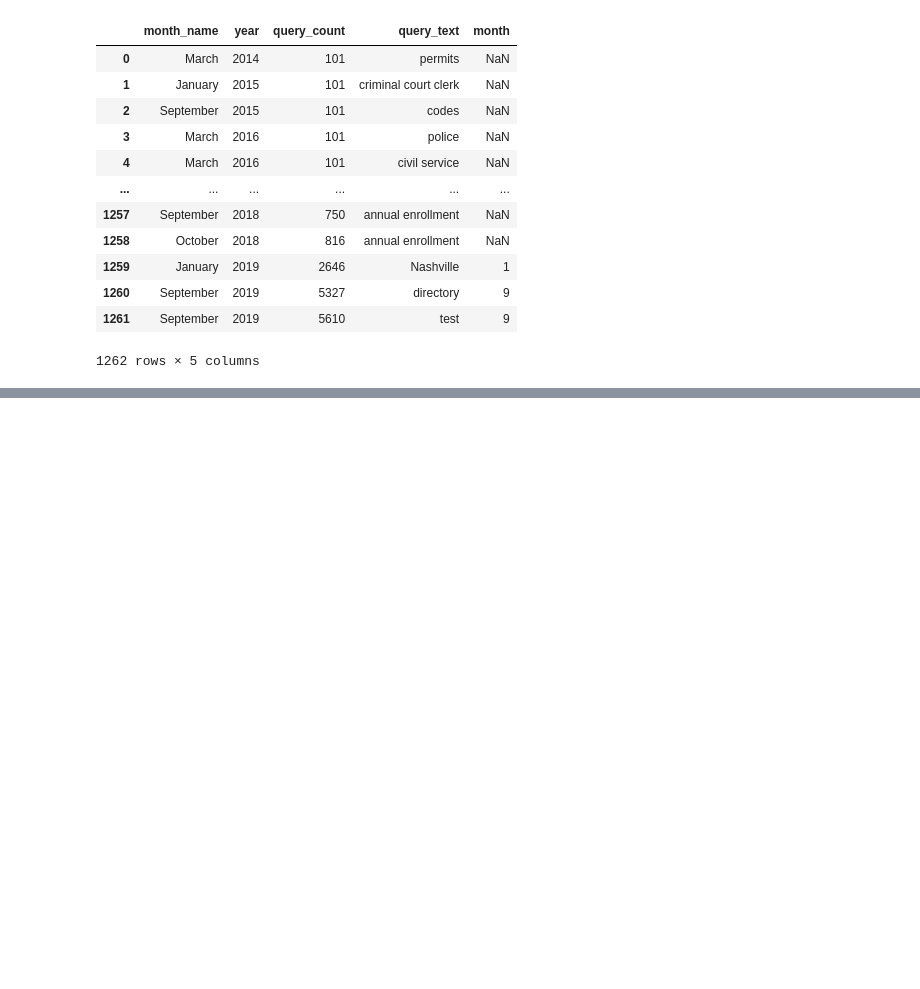
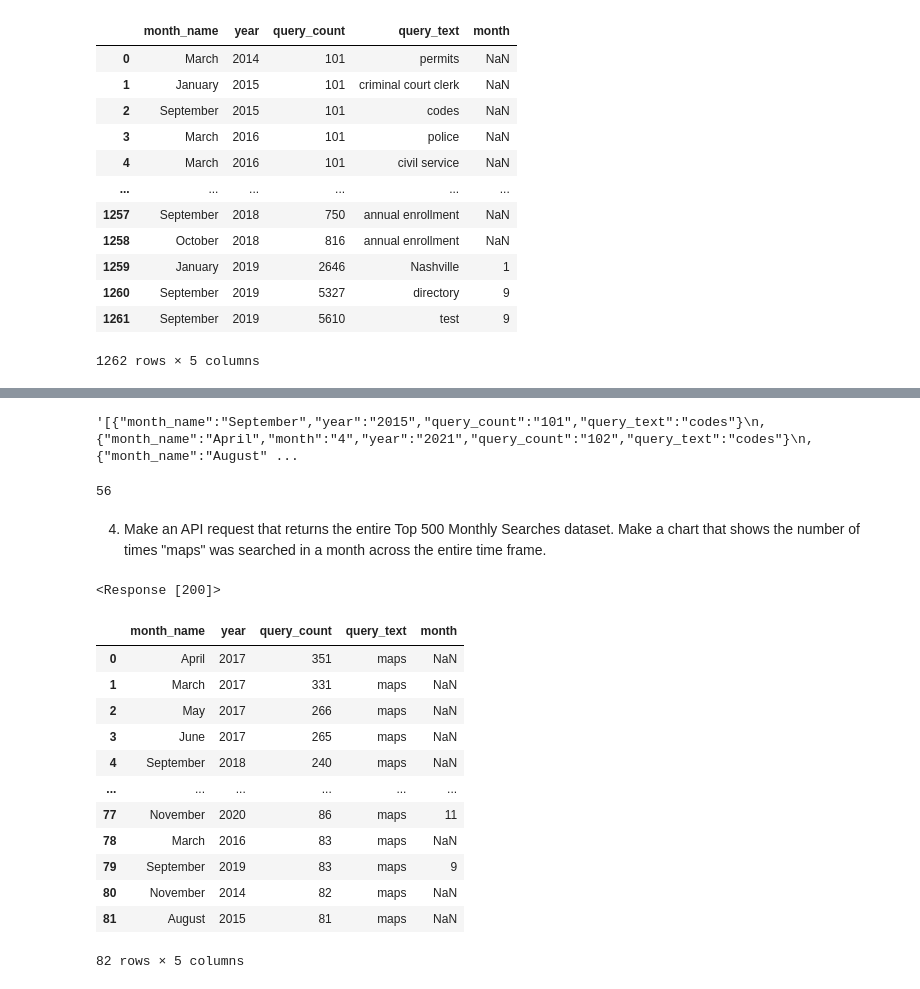
Before and after one commit to NSS-Data-Analytics-Cohort-8/socrata_api-Jerspen175, a Jupyter notebook: notebook/API.ipynb, the cells around one changed output, grey strips where cells are left out. Cells and saved outputs as stored; diff of their text form; code cells hidden in the pictures; blank space fills up the shorter version.

```diff
--- a/notebook/API.ipynb
+++ b/notebook/API.ipynb
@@ -87,0 +104,38 @@ len(count_query)
+# %%
+resp = par.text
+resp
+# %% [output]
+'[{"month_name":"September","year":"2015","query_count":"101","query_text":"codes"}\n,{"month_name":"April","month":"4","year":"2021","query_count":"102","query_text":"codes"}\n,{"month_name":"August" ...
+# %%
+jres = par.json()
+df_jres = pd.DataFrame(jres)
+len(df_jres)
+# %% [output]
+56
+# %% [markdown]
+4. Make an API request that returns the entire Top 500 Monthly Searches dataset. Make a chart that shows the number of times "maps" was searched in a month across the entire time frame.
+# %%
+endpoint = 'https://data.nashville.gov/resource/fuaa-r5cm.json?$limit=50000&$where=query_text="maps"&$order=query_count DESC'
+repon = requests.get(endpoint)
+# %%
+repon
+# %% [output]
+<Response [200]>
+# %%
+rep = repon.json()
+df_rep = pd.DataFrame(rep)
+df_rep
+# %% [output]
+|  | month_name | year | query_count | query_text | month |
+| 0 | April | 2017 | 351 | maps | NaN |
+| 1 | March | 2017 | 331 | maps | NaN |
+| 2 | May | 2017 | 266 | maps | NaN |
+| 3 | June | 2017 | 265 | maps | NaN |
+| 4 | September | 2018 | 240 | maps | NaN |
+| ... | ... | ... | ... | ... | ... |
+| 77 | November | 2020 | 86 | maps | 11 |
+| 78 | March | 2016 | 83 | maps | NaN |
+| 79 | September | 2019 | 83 | maps | 9 |
+| 80 | November | 2014 | 82 | maps | NaN |
+| 81 | August | 2015 | 81 | maps | NaN |
+82 rows × 5 columns
```
Also changed, not shown: parts of 9 cells of this notebook.
